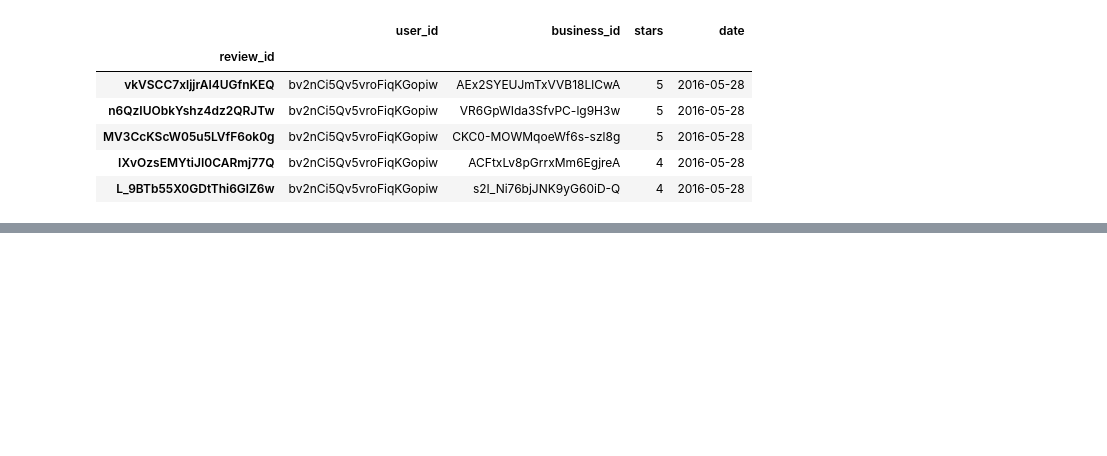
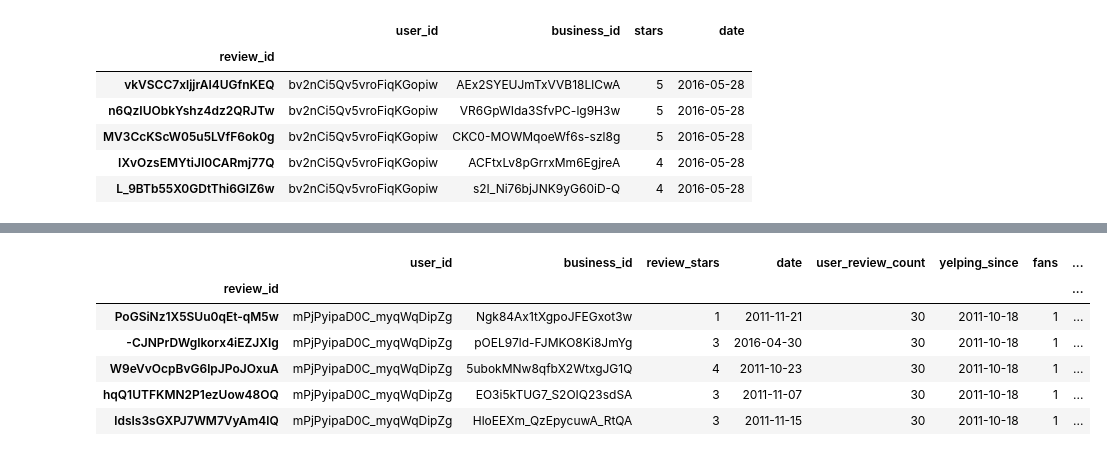
Before and after one commit to jphietala/Yelp-InfoViz, a Jupyter notebook: yelpdata.ipynb, the cells around one changed output, grey strips where cells are left out. Cells and saved outputs as stored; diff of their text form; code cells hidden in the pictures; blank space fills up the shorter version.

```diff
--- a/yelpdata.ipynb
+++ b/yelpdata.ipynb
@@ -293,0 +461,10 @@ memory usage: 38.1+ MB
+# %%
+user_review_df.tail()
+# %% [output]
+|  | user_id | business_id | review_stars | date | user_review_count | yelping_since | fans | ... |
+| review_id |  |  |  |  |  |  |  | ... |
+| PoGSiNz1X5SUu0qEt-qM5w | mPjPyipaD0C_myqWqDipZg | Ngk84Ax1tXgpoJFEGxot3w | 1 | 2011-11-21 | 30 | 2011-10-18 | 1 | ... |
+| -CJNPrDWgIkorx4iEZJXIg | mPjPyipaD0C_myqWqDipZg | pOEL97ld-FJMKO8Ki8JmYg | 3 | 2016-04-30 | 30 | 2011-10-18 | 1 | ... |
+| W9eVvOcpBvG6lpJPoJOxuA | mPjPyipaD0C_myqWqDipZg | 5ubokMNw8qfbX2WtxgJG1Q | 4 | 2011-10-23 | 30 | 2011-10-18 | 1 | ... |
+| hqQ1UTFKMN2P1ezUow48OQ | mPjPyipaD0C_myqWqDipZg | EO3i5kTUG7_S2OIQ23sdSA | 3 | 2011-11-07 | 30 | 2011-10-18 | 1 | ... |
+| ldsIs3sGXPJ7WM7VyAm4lQ | mPjPyipaD0C_myqWqDipZg | HloEEXm_QzEpycuwA_RtQA | 3 | 2011-11-15 | 30 | 2011-10-18 | 1 | ... |
```
Also changed, not shown: parts of 34 cells of this notebook.
